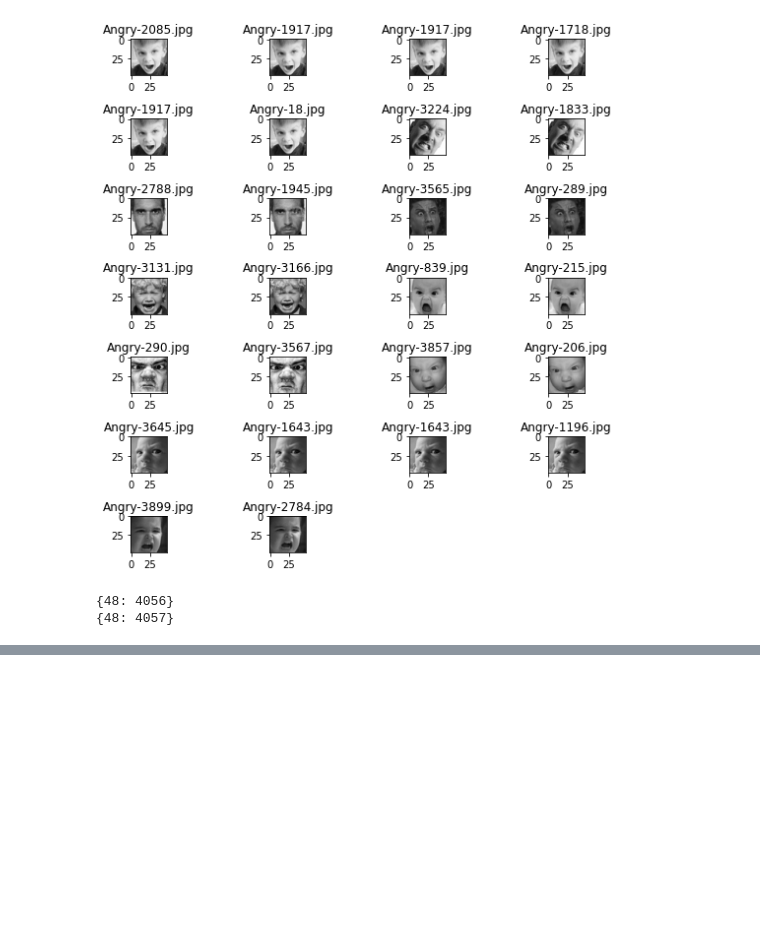
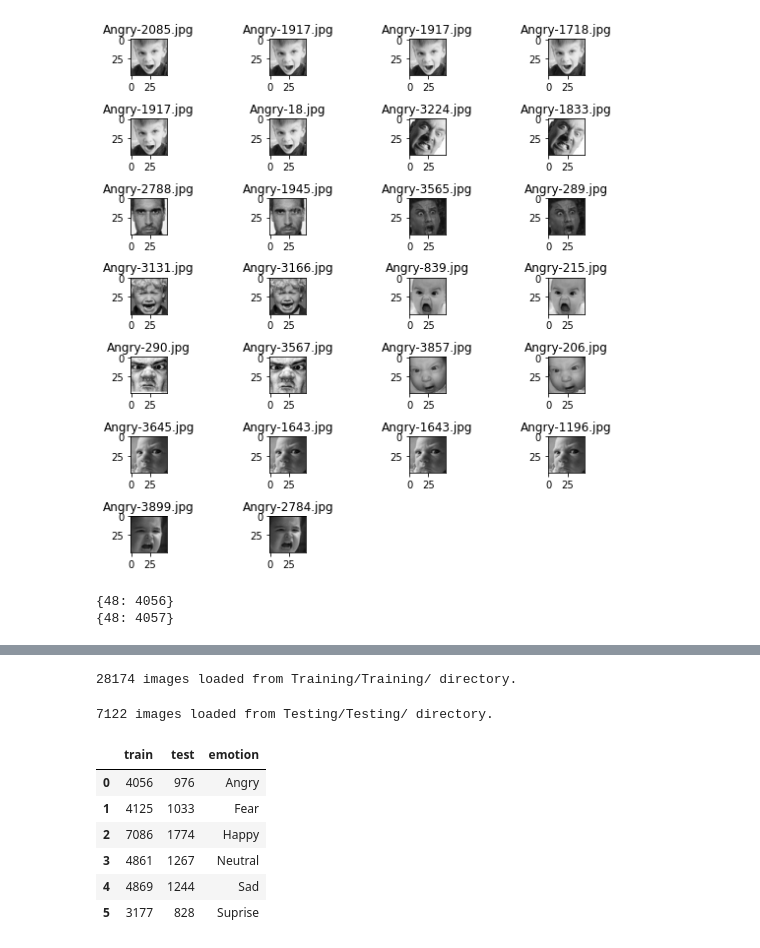
Before and after one commit to Jade-P/MLGroupProject, a Jupyter notebook: Angry_Exploration.ipynb, the cells around one changed output, grey strips where cells are left out. Cells and saved outputs as stored; diff of their text form; code cells hidden in the pictures; blank space fills up the shorter version.

```diff
--- a/Angry_Exploration.ipynb
+++ b/Angry_Exploration.ipynb
@@ -331,0 +297,8 @@ print(heights)
+# %%
+X_train, y_train, train_labels = load_data(TRAIN_DIR, IMG_SIZE)
+# %% [output]
+28174 images loaded from Training/Training/ directory.
+# %%
+X_test, y_test, test_labels = load_data(TEST_DIR,IMG_SIZE)
+# %% [output]
+7122 images loaded from Testing/Testing/ directory.
@@ -331,0 +315,10 @@ print(heights)
+# %%
+data
+# %% [output]
+|  | train | test | emotion |
+| 0 | 4056 | 976 | Angry |
+| 1 | 4125 | 1033 | Fear |
+| 2 | 7086 | 1774 | Happy |
+| 3 | 4861 | 1267 | Neutral |
+| 4 | 4869 | 1244 | Sad |
+| 5 | 3177 | 828 | Suprise |
```
Also changed, not shown: parts of 14 cells of this notebook.
